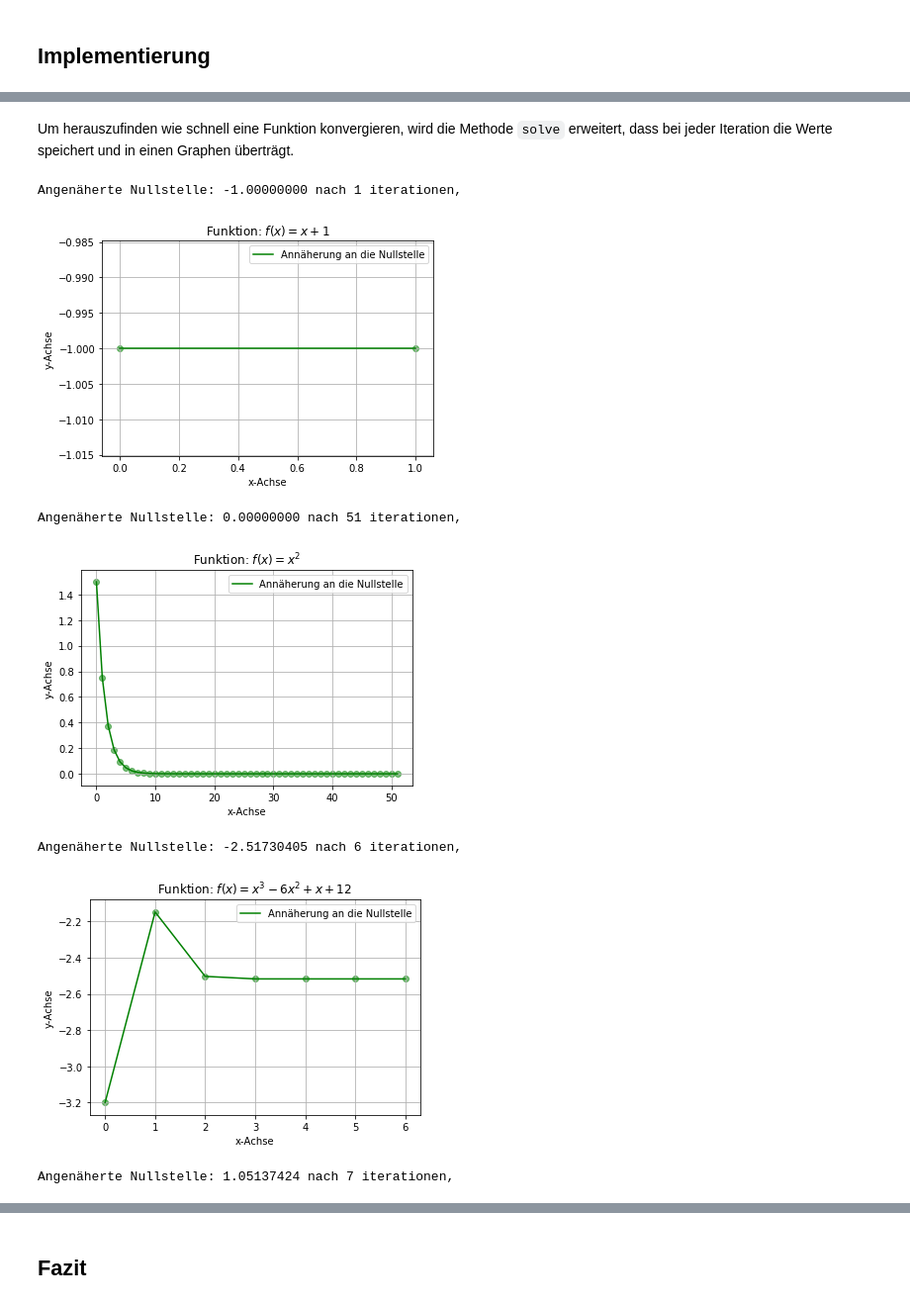
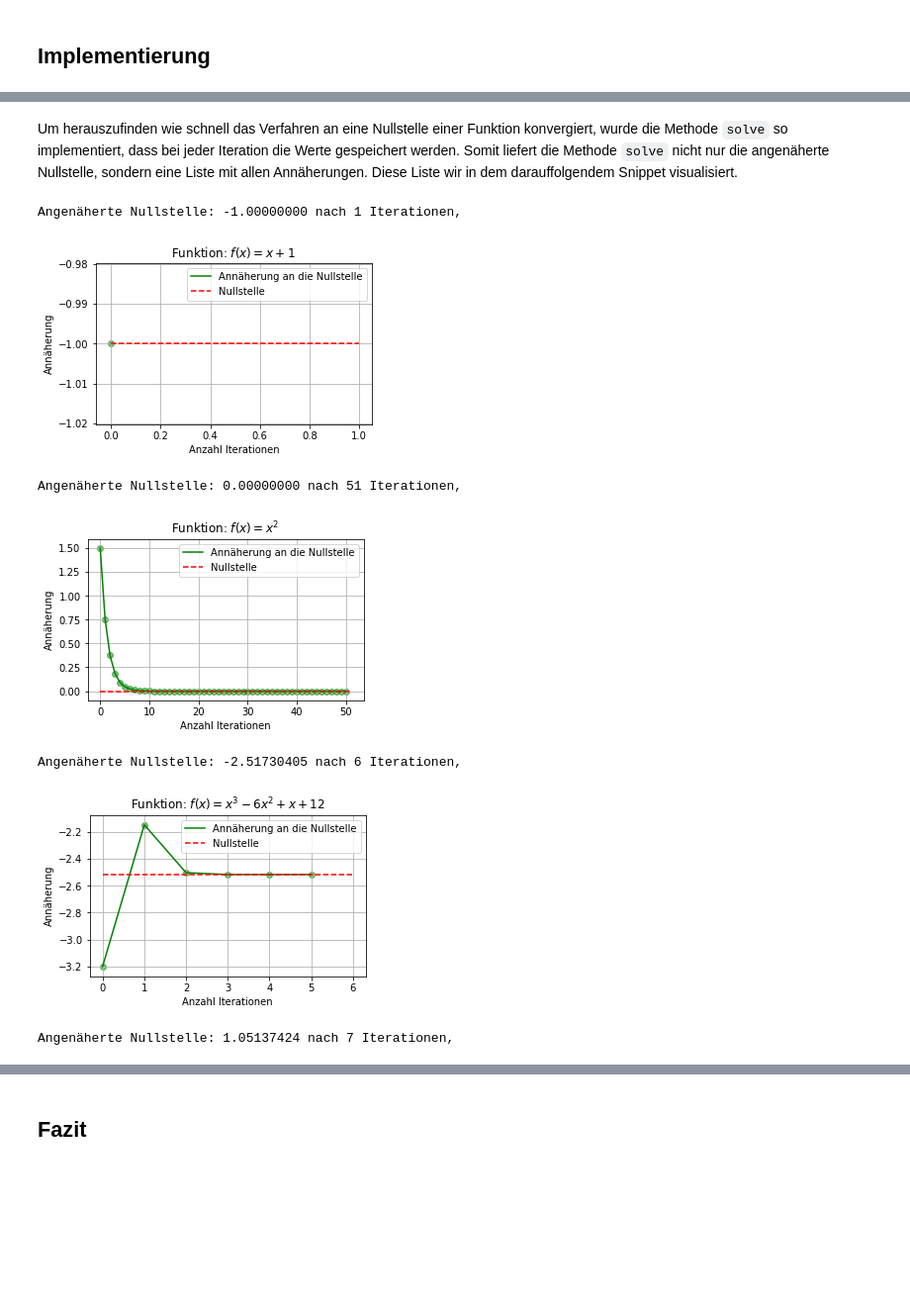
Before and after one commit to cheorges/Analysis-With-Python, a Jupyter notebook: Newton-Verfahren.ipynb, the cells around one changed output, grey strips where cells are left out. Shown at 99% size. Cells and saved outputs as stored; diff of their text form; code cells hidden in the pictures; blank space fills up the shorter version.

```diff
--- a/Newton-Verfahren.ipynb
+++ b/Newton-Verfahren.ipynb
@@ -182,10 +182,10 @@ from prettytable import PrettyTable
 
 
 """
-Erstellt eine einfache Tabelle welche für die Funktionen:
-- Den angenäherten Nullpunkt,
+Erstellt eine einfache Tabelle, welche für die Funktionen
+- den angenäherten Nullpunkt,
 - den Startwert,
-- und die Anzahl iterationen ausgeibt.
+- und die Anzahl Iterationen ausgiebt.
 """
 
 tabelle = PrettyTable()
@@ -194,7 +194,9 @@ tabelle.field_names = ["Funktion", "Nullstelle", "Startwert", "Iterationen"]
 for f, x0, start, ende, f_text in funktionen:
     try:
         nullstellen_iterationen = solve(f, x0)
-        tabelle.add_row([f, float(nullstellen_iterationen[-1]), x0, len(nullstellen_iterationen)])
+        # Die angenäherte Nullstelle befindet sich am Ende des Arrays.
+        nullstelle = float(nullstellen_iterationen[-1])
+        tabelle.add_row([f, nullstelle, x0, len(nullstellen_iterationen)])
     except Exception as e:
         print(f'Fehler: {f} - {str(e)}')
 
@@ -218,17 +220,18 @@ import matplotlib.pyplot as plt
 
 
 """
-Erstell für jede Funktion eine Graphen welche die
+Erstellt für jede Funktion eine Graphen, welcher die
 - Funktion,
-- den berechnete Nullpunkt und
-- den Startwert x0 und Punkt P0 darstellt.
+- die berechnete Nullstelle,
+- den Startwert x0
+- und den Punkt P0 darstellt.
 """
 
 for f, x0, start, ende, f_text in funktionen:
     try:
         nullstellen_iterationen = solve(f, x0)
 
-        # Daten für die Grafik aufbereiten
+        # Daten für den Graph aufbereiten
         x_values = np.linspace(start, ende, 100)
         y_values = []
 
@@ -236,7 +239,8 @@ for f, x0, start, ende, f_text in funktionen:
             y_value = f.subs(x, x_value)
             y_values.append(y_value)
 
-        # Graphik erstellen
+        # Graph erstellen
+        plt.figure(figsize=(5,3))
         plt.title(f'Funktion: {f_text}')
         plt.xlabel('x-Achse')
         plt.ylabel('y-Achse')
@@ -244,9 +248,11 @@ for f, x0, start, ende, f_text in funktionen:
 
         # Funktion f in den Graphen zeichnen
         plt.plot(x_values, y_values, label=f_text)
+
         # Nullstelle in den Graphen zeichnen
         plt.plot(float(nullstellen_iterationen[-1]), 0, 'og', label='Nullstelle')
-        # Startwert x0 und P0 in den Graphen zeichnen und mit vertikalen Liene verbinden
+
+        # Startwert x0 und P0 in den Graphen zeichnen und mit vertikaler Linie verbinden
         plt.plot(x0, f.subs(x, x0), '.r', label=r"$P_0=(x_0, f(x_0))$")
         plt.plot(x0, 0, 'or', label=r"$Startwert: x_0$")
         plt.plot([float(x0), float(x0)], [f.subs(x, x0), 0], '--r')
@@ -263,34 +269,38 @@ for f, x0, start, ende, f_text in funktionen:
-# %% [markdown]
-Um herauszufinden wie schnell eine Funktion konvergieren, wird die Methode `solve` erweitert, dass bei jeder Iteration die Werte speichert und in einen Graphen überträgt.
+# %% [markdown]
+Um herauszufinden wie schnell das Verfahren an eine Nullstelle einer Funktion konvergiert, wurde die Methode `solve` so implementiert, dass bei jeder Iteration die Werte gespeichert werden. Somit liefert die Methode `solve` nicht nur die angenäherte Nullstelle, sondern eine Liste mit allen Annäherungen. Diese Liste wir in dem darauffolgendem Snippet visualisiert.
 # %%
 import numpy as np
 import matplotlib.pyplot as plt
 
 
 for f, x0, start, ende, f_text in funktionen:
     try:
-        nullstellen, iteration = solve2(f, x0)
-        print('Angenäherte Nullstelle: {:.8f} nach {} iterationen,'.format(float(nullstellen[-1]), iteration))
+        nullstellen = solve(f, x0)
+        print('Angenäherte Nullstelle: {:.8f} nach {} Iterationen,'.format(float(nullstellen[-1]), len(nullstellen)))
 
-        # Graphik erstellen
+        # Graph erstellen
+        plt.figure(figsize=(5,3))
         plt.title(f'Funktion: {f_text}')
-        plt.xlabel('x-Achse')
-        plt.ylabel('y-Achse')
+        plt.xlabel('Anzahl Iterationen')
+        plt.ylabel('Annäherung')
         plt.grid(True)
 
-        # Funktion f in den Graphen zeichnen
+        # Annäherungen in den Graphen zeichnen
         plt.scatter(range(len(nullstellen)), nullstellen, color='g', alpha=0.5)
         plt.plot(range(len(nullstellen)), nullstellen, 'g', label="Annäherung an die Nullstelle")
+
+        # Angenäherte Nullstelle einzeichnen
+        plt.plot([0, len(nullstellen)], [float(nullstellen[-1]), float(nullstellen[-1])], '--r', label='Nullstelle')
 
         plt.legend()
         plt.show()
     except Exception as e:
         print(str(e))
 # %% [output]
-Angenäherte Nullstelle: -1.00000000 nach 1 iterationen,
+Angenäherte Nullstelle: -1.00000000 nach 1 Iterationen,
-[figure, old version]
+[figure, new version]
-Angenäherte Nullstelle: 0.00000000 nach 51 iterationen,
+Angenäherte Nullstelle: 0.00000000 nach 51 Iterationen,
-[figure, old version]
+[figure, new version]
-Angenäherte Nullstelle: -2.51730405 nach 6 iterationen,
+Angenäherte Nullstelle: -2.51730405 nach 6 Iterationen,
-[figure, old version]
+[figure, new version]
-Angenäherte Nullstelle: 1.05137424 nach 7 iterationen,
+Angenäherte Nullstelle: 1.05137424 nach 7 Iterationen,
```
Also changed, not shown: parts of 30 cells of this notebook.
